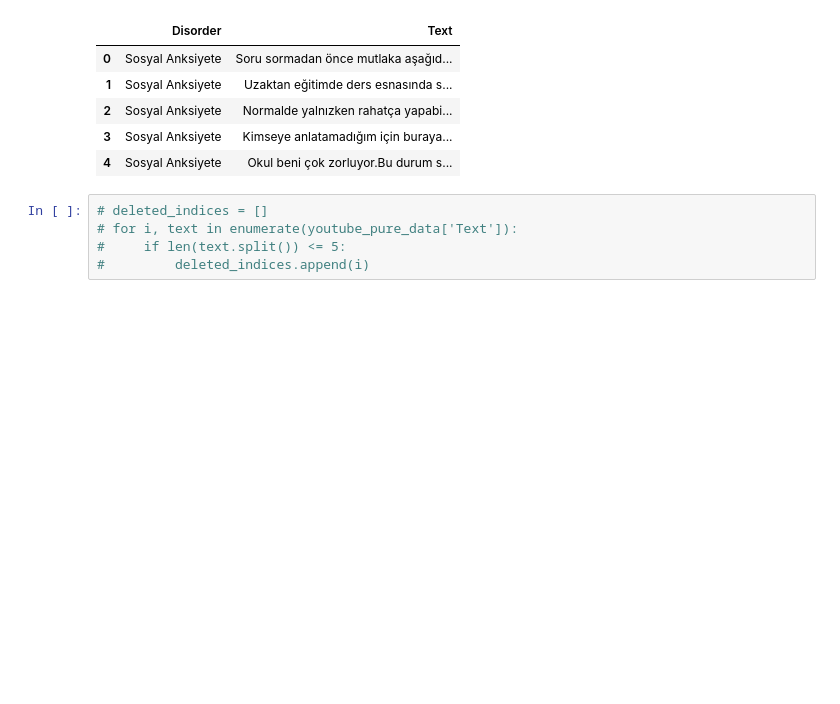
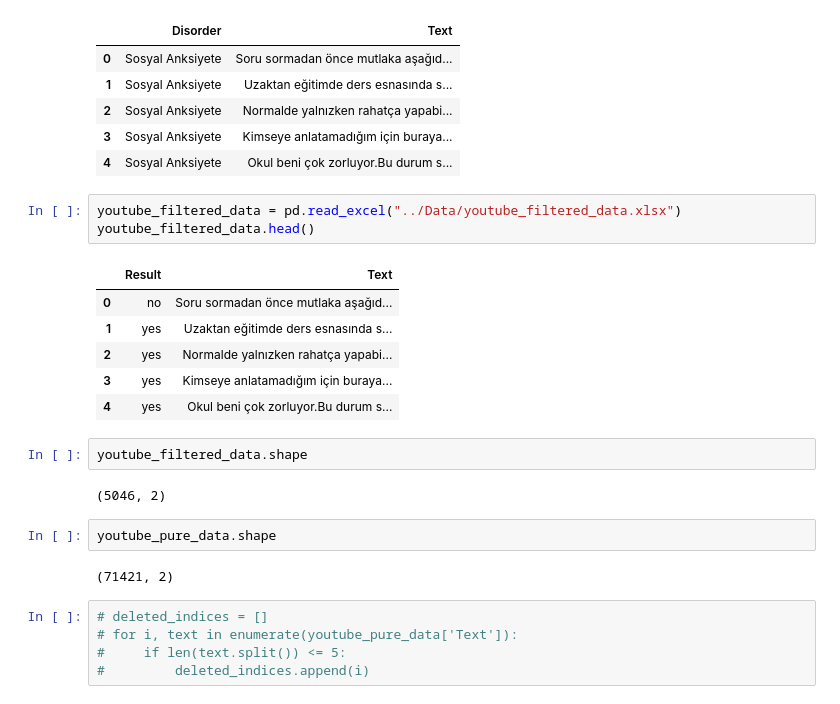
Before and after one commit to Halil3509/TEKNOFEST-Dilbazlar, a Jupyter notebook: Notebooks/Youtube_Scraping.ipynb, the cells around one changed output. Saved outputs shown, nothing was run; the diff lists cells and outputs as text; blank space fills up the shorter version.

```diff
--- a/Notebooks/Youtube_Scraping.ipynb
+++ b/Notebooks/Youtube_Scraping.ipynb
@@ -93,6 +93,24 @@ youtube_pure_data.head()
 | 2 | Sosyal Anksiyete | Normalde yalnızken rahatça yapabi... |
 | 3 | Sosyal Anksiyete | Kimseye anlatamadığım için buraya... |
 | 4 | Sosyal Anksiyete | Okul beni çok zorluyor.Bu durum s... |
+# %%
+youtube_filtered_data = pd.read_excel("../Data/youtube_filtered_data.xlsx")
+youtube_filtered_data.head()
+# %% [output]
+|  | Result | Text |
+| 0 | no | Soru sormadan önce mutlaka aşağıd... |
+| 1 | yes | Uzaktan eğitimde ders esnasında s... |
+| 2 | yes | Normalde yalnızken rahatça yapabi... |
+| 3 | yes | Kimseye anlatamadığım için buraya... |
+| 4 | yes | Okul beni çok zorluyor.Bu durum s... |
+# %%
+youtube_filtered_data.shape
+# %% [output]
+(5046, 2)
+# %%
+youtube_pure_data.shape
+# %% [output]
+(71421, 2)
 # %%
 # deleted_indices = []
 # for i, text in enumerate(youtube_pure_data['Text']):
```
Also changed, not shown: parts of 28 cells of this notebook, 1 other file.
